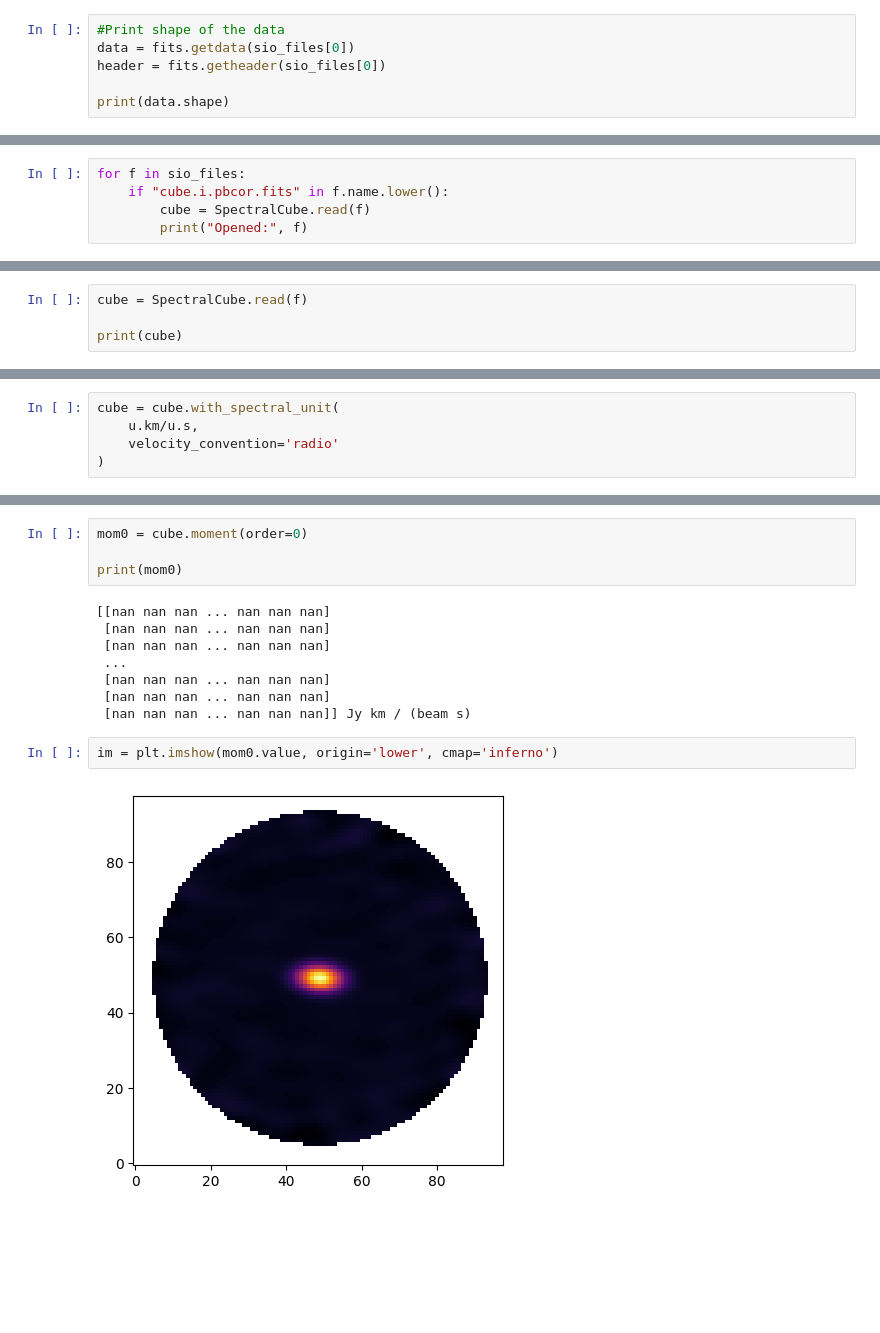
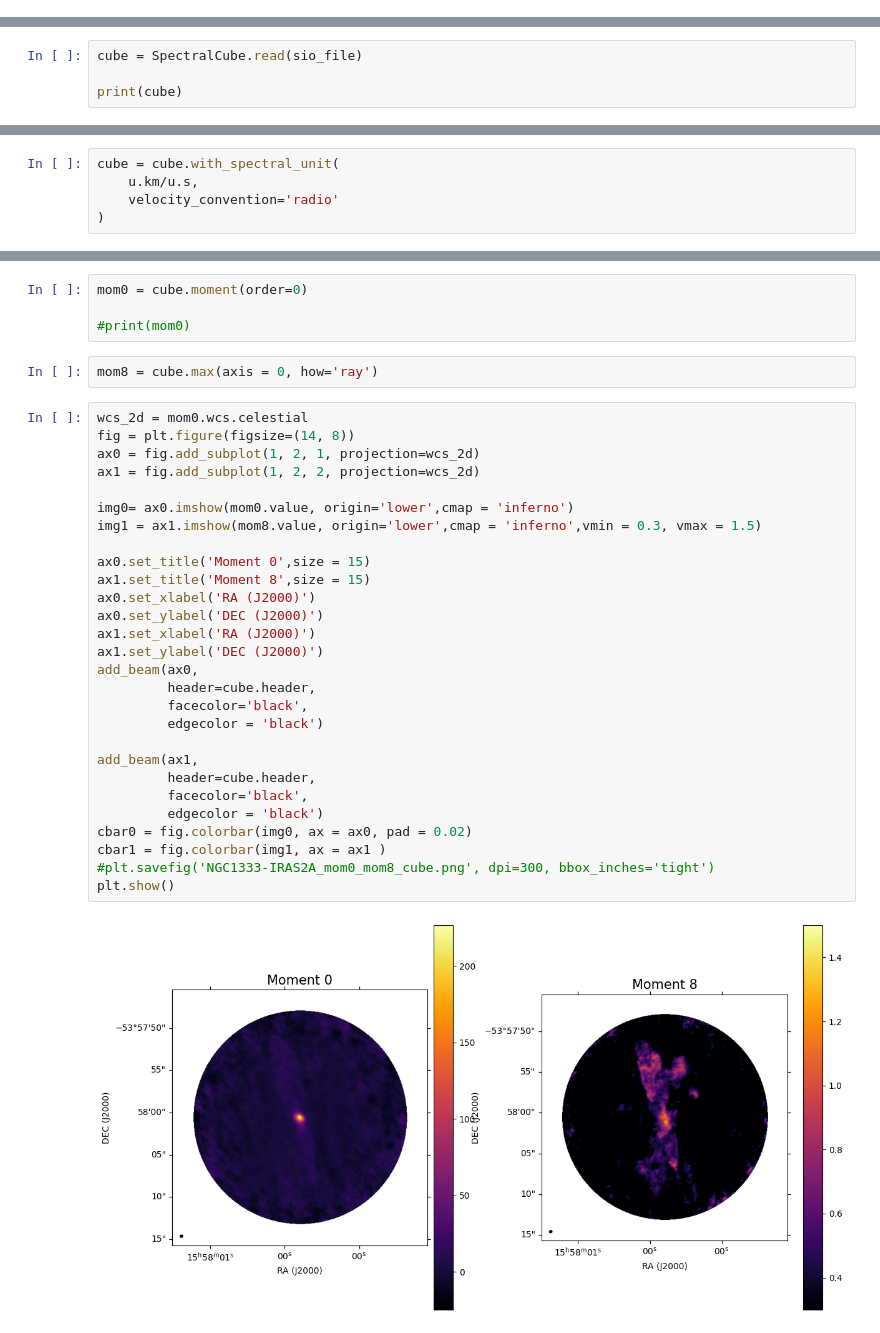
Before and after one commit to kaurs14/Machine-Learning-Project, a Jupyter notebook: Astromorph_project/Testing_ALMA_TAP.ipynb, the cells around one changed output, grey strips where cells are left out. Drawn from its saved outputs; the diff is of its cells as text; blank space fills up the shorter version.

Commit message:
build moment 0 and moment 8 maps

```diff
--- a/Astromorph_project/Testing_ALMA_TAP.ipynb
+++ b/Astromorph_project/Testing_ALMA_TAP.ipynb
@@ -262,6 +259,0 @@ alma_TAP/2017.1.01053.S_uid___A001_X1288_Xf99_001_of_001/2017.1.01053.S/science_
-# %%
-#Print shape of the data
-data = fits.getdata(sio_files[0])
-header = fits.getheader(sio_files[0])
-
-print(data.shape)
@@ -270,5 +259,0 @@ print(data.shape)
-# %%
-for f in sio_files:
-    if "cube.i.pbcor.fits" in f.name.lower():
-        cube = SpectralCube.read(f)
-        print("Opened:", f)
@@ -278,5 +320,5 @@ WARNING: StokesWarning: Cube is a Stokes cube, returning spectral cube for I com
 # %%
-cube = SpectralCube.read(f)
+cube = SpectralCube.read(sio_file)
 
 print(cube)
 # %% [output]
@@ -304,16 +346,36 @@ SpectralCube with shape=(1, 98, 98) and unit=Jy / beam:
 # %%
 mom0 = cube.moment(order=0)
 
-print(mom0)
+#print(mom0)
-# %% [output]
-[[nan nan nan ... nan nan nan]
- [nan nan nan ... nan nan nan]
- [nan nan nan ... nan nan nan]
- ...
- [nan nan nan ... nan nan nan]
- [nan nan nan ... nan nan nan]
- [nan nan nan ... nan nan nan]] Jy km / (beam s)
+# %%
+mom8 = cube.max(axis = 0, how='ray')
 # %%
-im = plt.imshow(mom0.value, origin='lower', cmap='inferno')
+wcs_2d = mom0.wcs.celestial
+fig = plt.figure(figsize=(14, 8))
+ax0 = fig.add_subplot(1, 2, 1, projection=wcs_2d)
+ax1 = fig.add_subplot(1, 2, 2, projection=wcs_2d)
+
+img0= ax0.imshow(mom0.value, origin='lower',cmap = 'inferno')
+img1 = ax1.imshow(mom8.value, origin='lower',cmap = 'inferno',vmin = 0.3, vmax = 1.5)
+
+ax0.set_title('Moment 0',size = 15)
+ax1.set_title('Moment 8',size = 15)
+ax0.set_xlabel('RA (J2000)')
+ax0.set_ylabel('DEC (J2000)')
+ax1.set_xlabel('RA (J2000)')
+ax1.set_ylabel('DEC (J2000)')
+add_beam(ax0,
+         header=cube.header,
+         facecolor='black',
+         edgecolor = 'black')
+
+add_beam(ax1,
+         header=cube.header,
+         facecolor='black',
+         edgecolor = 'black')
+cbar0 = fig.colorbar(img0, ax = ax0, pad = 0.02)
+cbar1 = fig.colorbar(img1, ax = ax1 )
+#plt.savefig('NGC1333-IRAS2A_mom0_mom8_cube.png', dpi=300, bbox_inches='tight')
+plt.show()
 # %% [output]
-[figure, old version]
+[figure, new version]
```
Also changed, not shown: parts of 36 cells of this notebook.
